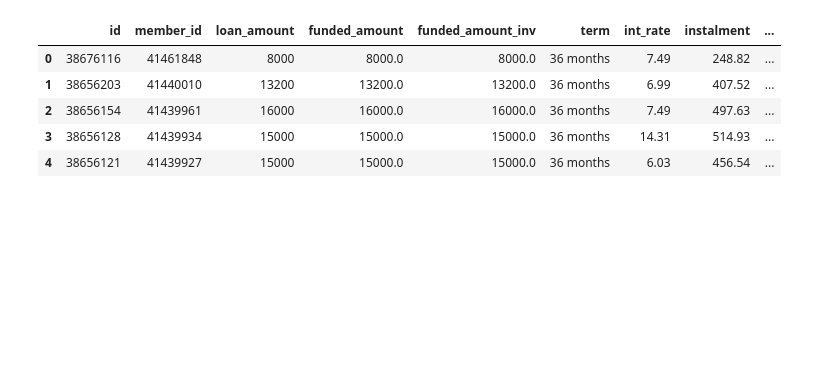
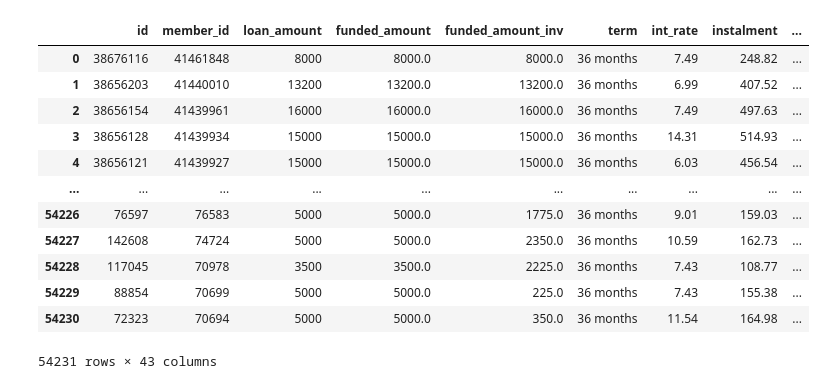
Before and after one commit to smznahid/exploratory-data-analysis---customer-loans-in-finance407, a Jupyter notebook: analysis.ipynb, the cells around one changed output. Saved outputs shown, nothing was run; the diff lists cells and outputs as text; code cells hidden in the pictures; blank space fills up the shorter version.

```diff
--- a/analysis.ipynb
+++ b/analysis.ipynb
@@ -7,10 +13,17 @@ df.drop(columns=['Unnamed: 0'], inplace=True)
 # %%
-df.head()
+df
 # %% [output]
 |  | id | member_id | loan_amount | funded_amount | funded_amount_inv | term | int_rate | instalment | ... |
 | 0 | 38676116 | 41461848 | 8000 | 8000.0 | 8000.0 | 36 months | 7.49 | 248.82 | ... |
 | 1 | 38656203 | 41440010 | 13200 | 13200.0 | 13200.0 | 36 months | 6.99 | 407.52 | ... |
 | 2 | 38656154 | 41439961 | 16000 | 16000.0 | 16000.0 | 36 months | 7.49 | 497.63 | ... |
 | 3 | 38656128 | 41439934 | 15000 | 15000.0 | 15000.0 | 36 months | 14.31 | 514.93 | ... |
 | 4 | 38656121 | 41439927 | 15000 | 15000.0 | 15000.0 | 36 months | 6.03 | 456.54 | ... |
+| ... | ... | ... | ... | ... | ... | ... | ... | ... | ... |
+| 54226 | 76597 | 76583 | 5000 | 5000.0 | 1775.0 | 36 months | 9.01 | 159.03 | ... |
+| 54227 | 142608 | 74724 | 5000 | 5000.0 | 2350.0 | 36 months | 10.59 | 162.73 | ... |
+| 54228 | 117045 | 70978 | 3500 | 3500.0 | 2225.0 | 36 months | 7.43 | 108.77 | ... |
+| 54229 | 88854 | 70699 | 5000 | 5000.0 | 225.0 | 36 months | 7.43 | 155.38 | ... |
+| 54230 | 72323 | 70694 | 5000 | 5000.0 | 350.0 | 36 months | 11.54 | 164.98 | ... |
+54231 rows × 43 columns
 # %%
```
Also changed, not shown: parts of 4 cells of this notebook.
